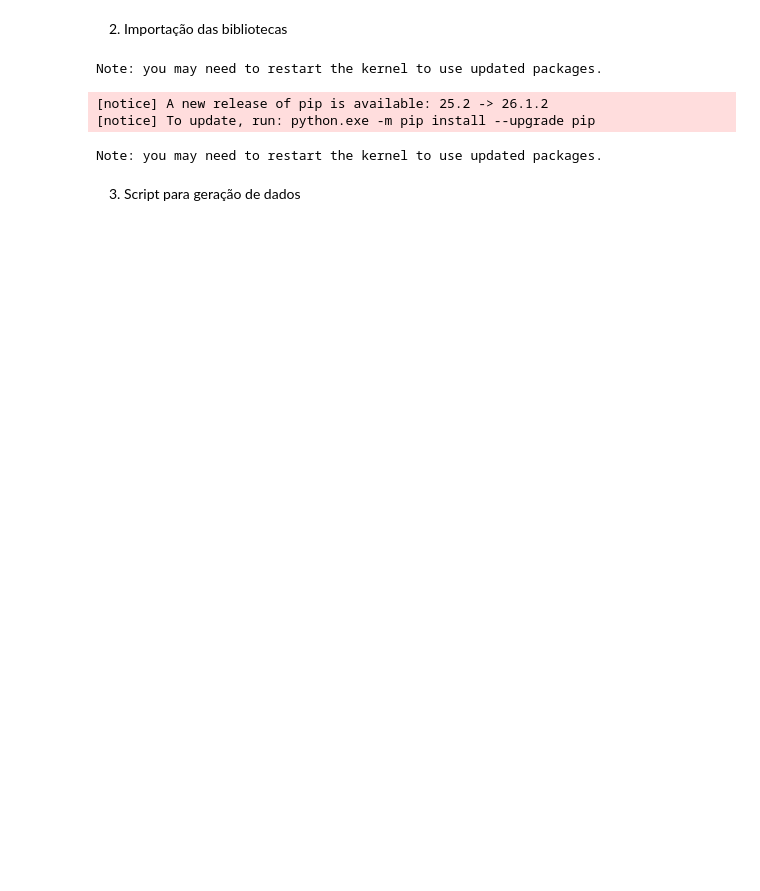
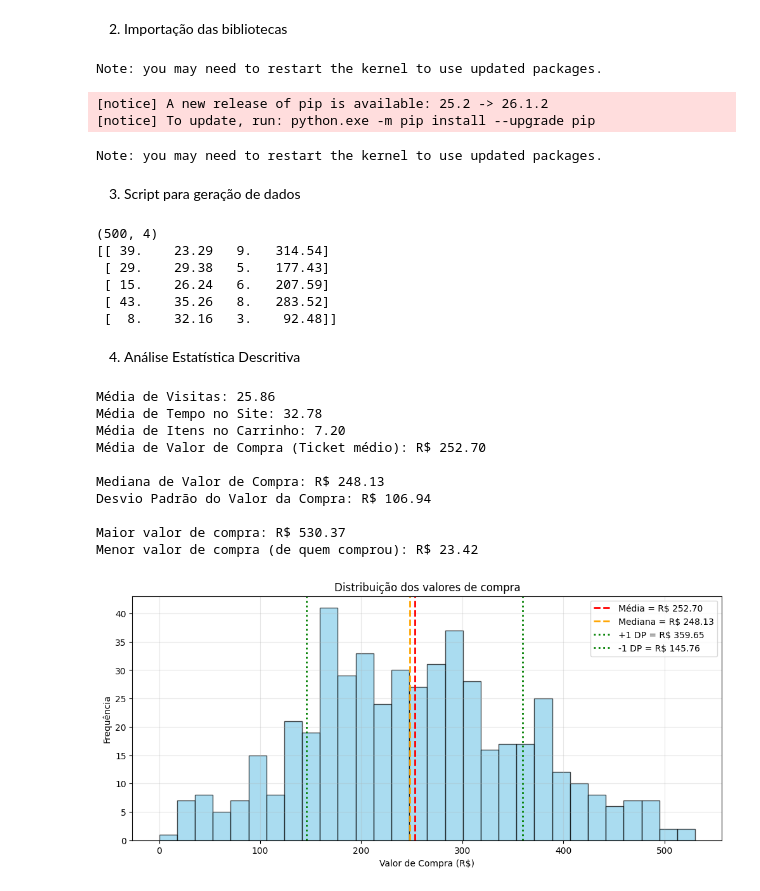
Before and after one commit to gabrielaalves-selbetti/analise_estatistica_marketing_dsa, a Jupyter notebook: app.ipynb, the cells around one changed output. Drawn from its saved outputs; the diff is of its cells as text; code cells hidden in the pictures; blank space fills up the shorter version.

Commit message:
feat: Análise Estatística Descritiva

```diff
--- a/app.ipynb
+++ b/app.ipynb
@@ -27,3 +27,76 @@ visitas = np.random.randint(1, 51, size = num_usuarios)
 # tempo no site com média de 20 min, desvio padrão de 5, com um bônus por visita
 tempo_no_site = np.random.normal(loc = 20, scale = 5, size = num_usuarios) + (visitas * 0.5)
 tempo_no_site = np.round(tempo_no_site, 2) # apenas para arredondar
+# %%
+itens_no_carrinho = np.random.randint(0, 8, size=num_usuarios) + (visitas // 10)
+itens_no_carrinho = (itens_no_carrinho + (tempo_no_site // 15)).astype(int)
+# %%
+valor_compra = (itens_no_carrinho * 35) + np.random.normal(loc = 0, scale=10, size=num_usuarios)
+
+valor_compra[itens_no_carrinho == 0] = 0
+valor_compra[valor_compra < 0] = 0
+valor_compra = np.round(valor_compra, 2)
+# %%
+dados_ecommerce = np.column_stack((visitas, tempo_no_site, itens_no_carrinho, valor_compra))
+# %%
+print(dados_ecommerce.shape)
+print(dados_ecommerce[:5])
+# %% [output]
+(500, 4)
+[[ 39.    23.29   9.   314.54]
+ [ 29.    29.38   5.   177.43]
+ [ 15.    26.24   6.   207.59]
+ [ 43.    35.26   8.   283.52]
+ [  8.    32.16   3.    92.48]]
+# %% [markdown]
+4. Análise Estatística Descritiva
+# %%
+visitas_col = dados_ecommerce[:,0]
+tempo_col = dados_ecommerce[:,1]
+itens_col = dados_ecommerce[:,2]
+valor_col = dados_ecommerce[:,3]
+
+
+media_visitas = np.mean(visitas_col)
+media_tempo = np.mean(tempo_col)
+media_itens = np.mean(itens_col)
+media_valor = np.mean(valor_col)
+
+print(f'\nMédia de Visitas: {media_visitas:.2f}\nMédia de Tempo no Site: {media_tempo:.2f}\nMédia de Itens no Carrinho: {media_itens:.2f}\nMédia de Valor de Compra (Ticket médio): R$ {media_valor:.2f}')
+
+mediana_valor = np.median(valor_col)
+print(f'\nMediana de Valor de Compra: R$ {mediana_valor:.2f}')
+
+std_valor = np.std(valor_col) #desvio padrão
+print(f'Desvio Padrão do Valor da Compra: R$ {std_valor:.2f}')
+
+max_valor = np.max(valor_col)
+min_valor_positivo = np.min(valor_col[valor_col > 0])
+print(f'\nMaior valor de compra: R$ {max_valor:.2f}\nMenor valor de compra (de quem comprou): R$ {min_valor_positivo:.2f}')
+
+
+# Plotando um gráfico
+plt.figure(figsize=(12, 5))
+plt.hist(valor_col, bins=30, color = 'skyblue', edgecolor='black', alpha = 0.7)
+plt.axvline(media_valor, color='red', linestyle = '--', linewidth=2, label=f'Média = R$ {media_valor:.2f}')
+plt.axvline(mediana_valor, color='orange', linestyle='--', linewidth = 2, label=f'Mediana = R$ {mediana_valor:.2f}')
+plt.axvline(media_valor + std_valor, color='green', linestyle = ':', linewidth=2, label=f'+1 DP = R$ {media_valor + std_valor:.2f}')
+plt.axvline(media_valor - std_valor, color='green', linestyle = ':', linewidth=2, label=f'-1 DP = R$ {media_valor - std_valor:.2f}')
+plt.title('Distribuição dos valores de compra')
+plt.xlabel('Valor de Compra (R$)')
+plt.ylabel('Frequência')
+plt.legend()
+plt.grid(alpha=0.3)
+plt.show()
+# %% [output]
+Média de Visitas: 25.86
+Média de Tempo no Site: 32.78
+Média de Itens no Carrinho: 7.20
+Média de Valor de Compra (Ticket médio): R$ 252.70
+
+Mediana de Valor de Compra: R$ 248.13
+Desvio Padrão do Valor da Compra: R$ 106.94
+
+Maior valor de compra: R$ 530.37
+Menor valor de compra (de quem comprou): R$ 23.42
+[figure, added]
```
